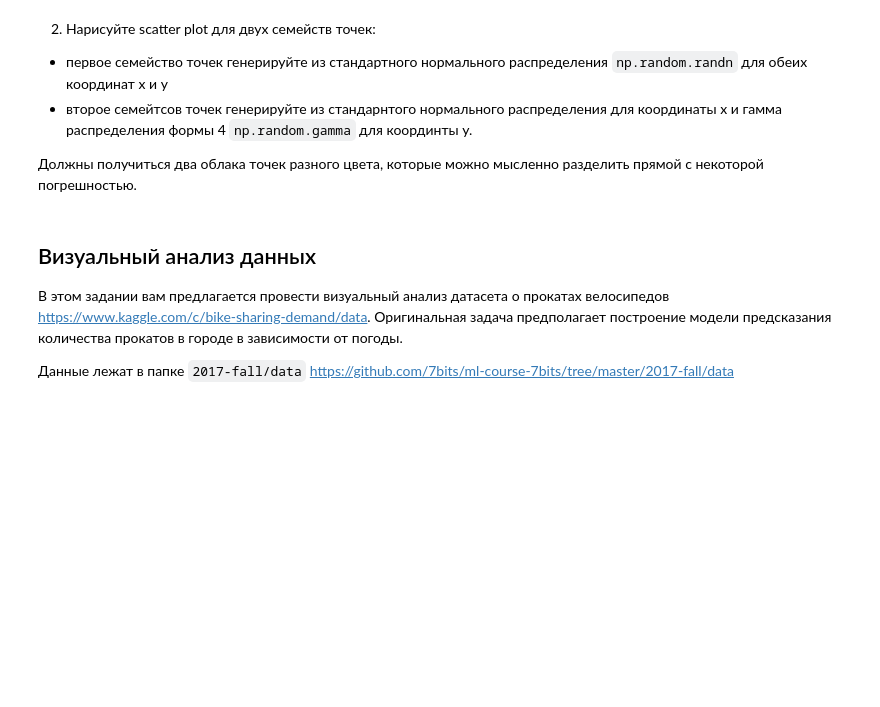
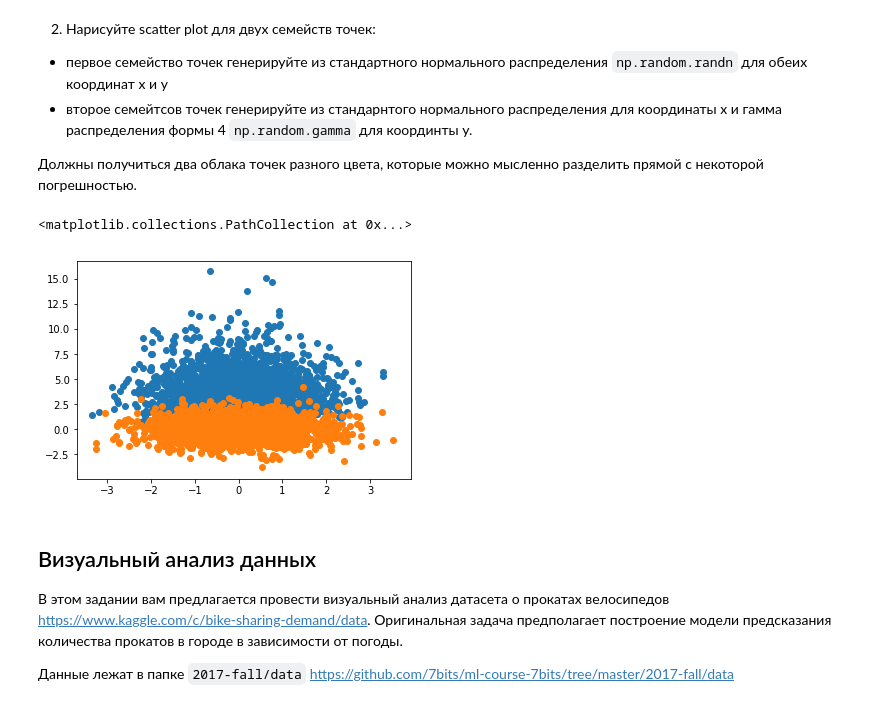
Before and after one commit to RobinGadik/it.sevenbits.ML, a Jupyter notebook: homework-03.ipynb, the cells around one changed output. Saved outputs shown, nothing was run; the diff lists cells and outputs as text; code cells hidden in the pictures; blank space fills up the shorter version.

```diff
--- a/homework-03.ipynb
+++ b/homework-03.ipynb
@@ -29,6 +39,19 @@ import seaborn as sns
 - второе семейтсов точек генерируйте из стандарнтого нормального распределения для координаты x и гамма распределения формы 4 `np.random.gamma` для координты y.
 
 Должны получиться два облака точек разного цвета, которые можно мысленно разделить прямой с некоторой погрешностью.
+# %%
+a = np.random.randn(2000)
+b = np.random.randn(2000)
+d = np.random.randn(2000)
+c = np.zeros(2000)
+for i in range(2000):
+    c[i] = np.random.gamma(4)
+
+plt.scatter(d,c,)
+plt.scatter(a,b)
+# %% [output]
+<matplotlib.collections.PathCollection at 0x...>
+[figure, added]
 # %% [markdown]
 ## Визуальный анализ данных
 
```
Also changed, not shown: parts of 30 cells of this notebook.
